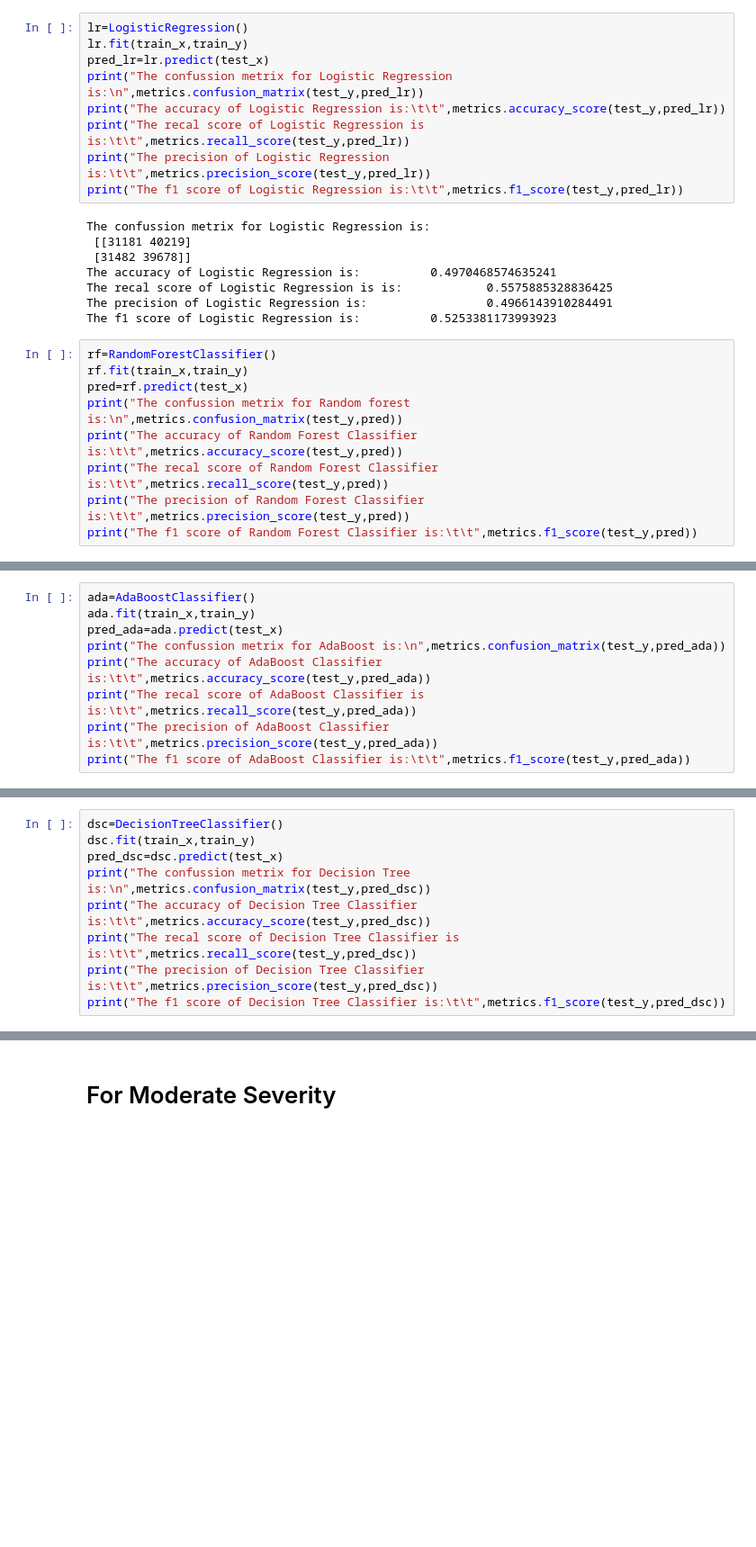
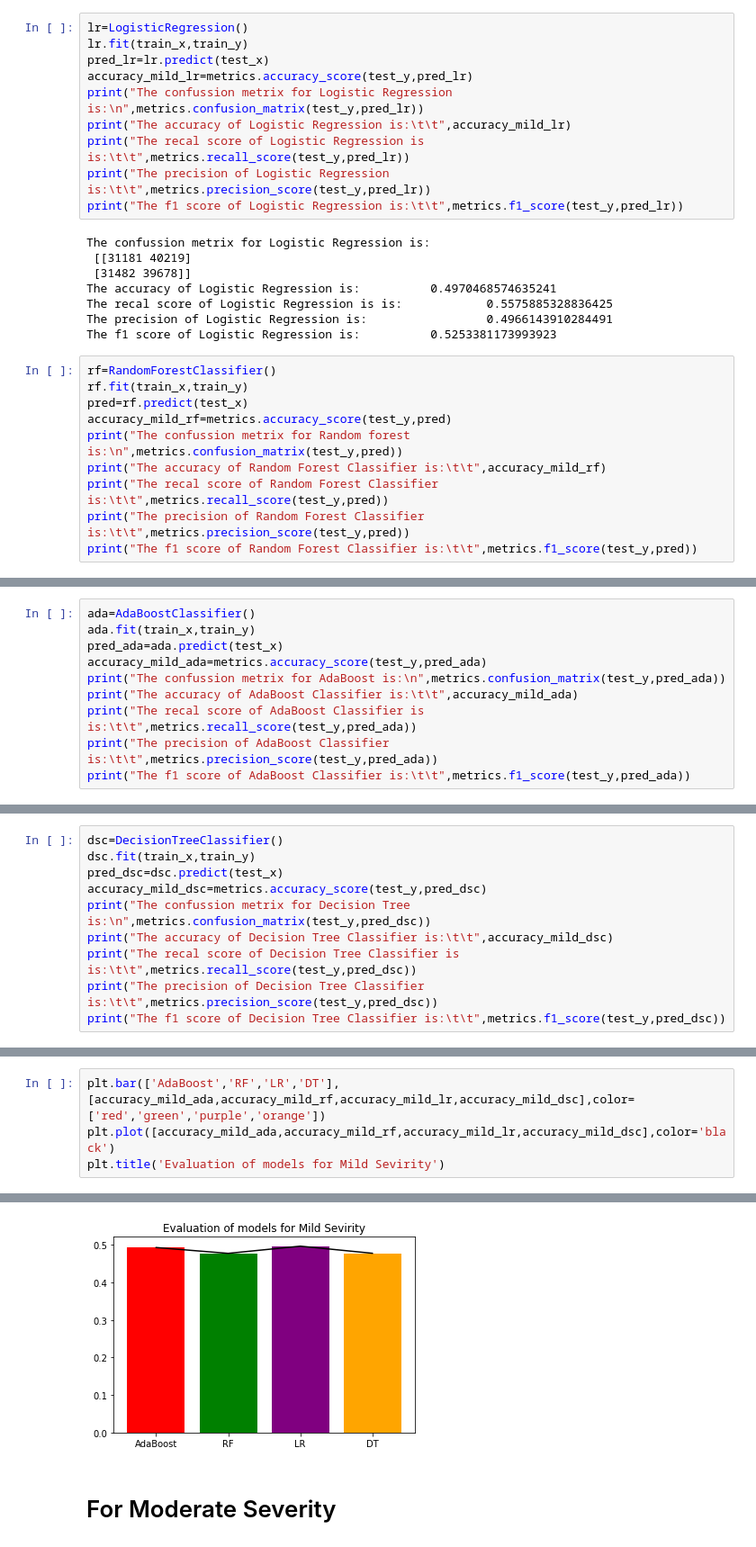
Before and after one commit to ashu741/MiniProject_5th_Sem_2015202, a Jupyter notebook: AshutoshKumarGupta_5thSem_MiniProject_Part2_2015202.ipynb, the cells around one changed output, grey strips where cells are left out. Shown: that part at 90% size. Drawn from its saved outputs; the diff is of its cells as text; blank space fills up the shorter version.

```diff
--- a/AshutoshKumarGupta_5thSem_MiniProject_Part2_2015202.ipynb
+++ b/AshutoshKumarGupta_5thSem_MiniProject_Part2_2015202.ipynb
@@ -212,8 +231,9 @@ print(test_y.shape)
 lr=LogisticRegression()
 lr.fit(train_x,train_y)
 pred_lr=lr.predict(test_x)
+accuracy_mild_lr=metrics.accuracy_score(test_y,pred_lr)
 print("The confussion metrix for Logistic Regression is:\n",metrics.confusion_matrix(test_y,pred_lr))
-print("The accuracy of Logistic Regression is:\t\t",metrics.accuracy_score(test_y,pred_lr))
+print("The accuracy of Logistic Regression is:\t\t",accuracy_mild_lr)
 print("The recal score of Logistic Regression is is:\t\t",metrics.recall_score(test_y,pred_lr))
 print("The precision of Logistic Regression is:\t\t",metrics.precision_score(test_y,pred_lr))
 print("The f1 score of Logistic Regression is:\t\t",metrics.f1_score(test_y,pred_lr))
@@ -229,8 +249,9 @@ The f1 score of Logistic Regression is:          0.5253381173993923
 rf=RandomForestClassifier()
 rf.fit(train_x,train_y)
 pred=rf.predict(test_x)
+accuracy_mild_rf=metrics.accuracy_score(test_y,pred)
 print("The confussion metrix for Random forest is:\n",metrics.confusion_matrix(test_y,pred))
-print("The accuracy of Random Forest Classifier is:\t\t",metrics.accuracy_score(test_y,pred))
+print("The accuracy of Random Forest Classifier is:\t\t",accuracy_mild_rf)
 print("The recal score of Random Forest Classifier is:\t\t",metrics.recall_score(test_y,pred))
 print("The precision of Random Forest Classifier is:\t\t",metrics.precision_score(test_y,pred))
 print("The f1 score of Random Forest Classifier is:\t\t",metrics.f1_score(test_y,pred))
@@ -238,8 +267,9 @@ print("The f1 score of Random Forest Classifier is:\t\t",metrics.f1_score(test_y
 ada=AdaBoostClassifier()
 ada.fit(train_x,train_y)
 pred_ada=ada.predict(test_x)
+accuracy_mild_ada=metrics.accuracy_score(test_y,pred_ada)
 print("The confussion metrix for AdaBoost is:\n",metrics.confusion_matrix(test_y,pred_ada))
-print("The accuracy of AdaBoost Classifier is:\t\t",metrics.accuracy_score(test_y,pred_ada))
+print("The accuracy of AdaBoost Classifier is:\t\t",accuracy_mild_ada)
 print("The recal score of AdaBoost Classifier is is:\t\t",metrics.recall_score(test_y,pred_ada))
 print("The precision of AdaBoost Classifier is:\t\t",metrics.precision_score(test_y,pred_ada))
 print("The f1 score of AdaBoost Classifier is:\t\t",metrics.f1_score(test_y,pred_ada))
@@ -247,8 +285,9 @@ print("The f1 score of AdaBoost Classifier is:\t\t",metrics.f1_score(test_y,pred
 dsc=DecisionTreeClassifier()
 dsc.fit(train_x,train_y)
 pred_dsc=dsc.predict(test_x)
+accuracy_mild_dsc=metrics.accuracy_score(test_y,pred_dsc)
 print("The confussion metrix for Decision Tree is:\n",metrics.confusion_matrix(test_y,pred_dsc))
-print("The accuracy of Decision Tree Classifier is:\t\t",metrics.accuracy_score(test_y,pred_dsc))
+print("The accuracy of Decision Tree Classifier is:\t\t",accuracy_mild_dsc)
 print("The recal score of Decision Tree Classifier is is:\t\t",metrics.recall_score(test_y,pred_dsc))
 print("The precision of Decision Tree Classifier is:\t\t",metrics.precision_score(test_y,pred_dsc))
 print("The f1 score of Decision Tree Classifier is:\t\t",metrics.f1_score(test_y,pred_dsc))
@@ -254,0 +302,5 @@ print("The f1 score of Decision Tree Classifier is:\t\t",metrics.f1_score(test_y
+# %%
+plt.bar(['AdaBoost','RF','LR','DT'],[accuracy_mild_ada,accuracy_mild_rf,accuracy_mild_lr,accuracy_mild_dsc],color=['red','green','purple','orange'])
+plt.plot([accuracy_mild_ada,accuracy_mild_rf,accuracy_mild_lr,accuracy_mild_dsc],color='black')
+plt.title('Evaluation of models for Mild Sevirity')
+# %% [output]
@@ -255,2 +308,3 @@ print("The f1 score of Decision Tree Classifier is:\t\t",metrics.f1_score(test_y
+[figure, added]
 # %% [markdown]
 # For Moderate Severity
```
Also changed, not shown: parts of 33 cells of this notebook.
